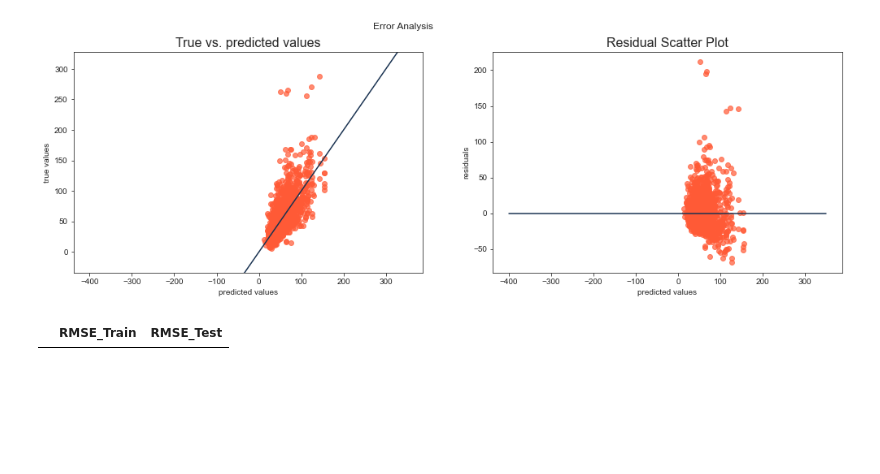
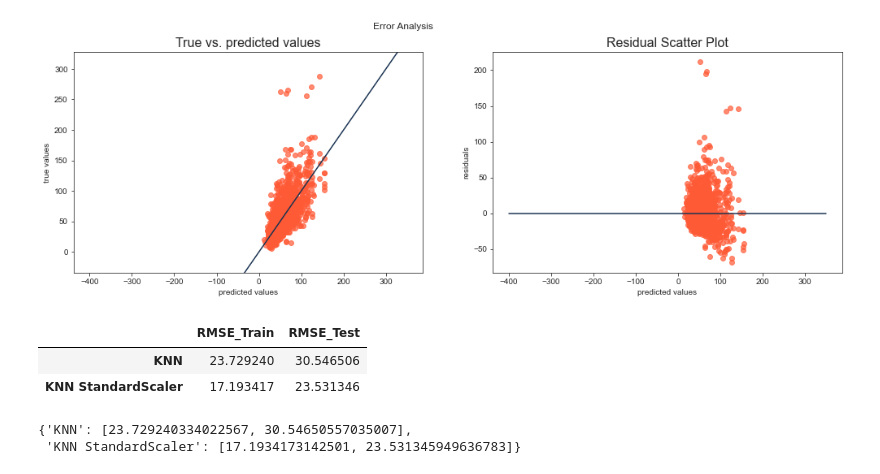
Before and after one commit to sm4rtm4art/airquality, a Jupyter notebook: KNRegressor.ipynb, the cells around one changed output. Cells and saved outputs as stored; diff of their text form; code cells hidden in the pictures; blank space fills up the shorter version.

```diff
--- a/KNRegressor.ipynb
+++ b/KNRegressor.ipynb
@@ -174,7 +174,14 @@ error_analysis(y_test, y_pred_test)
 # %% [output]
 [figure]
 # %%
-df = pd.DataFrame(test_results, columns= ['RMSE_Train', 'RMSE_Test'])
+df = pd.DataFrame(test_results, index= ['RMSE_Train', 'RMSE_Test']).T
 df
 # %% [output]
 |  | RMSE_Train | RMSE_Test |
+| KNN | 23.729240 | 30.546506 |
+| KNN StandardScaler | 17.193417 | 23.531346 |
+# %%
+pd.read
+# %% [output]
+{'KNN': [23.729240334022567, 30.54650557035007],
+ 'KNN StandardScaler': [17.1934173142501, 23.531345949636783]}
```
Also changed, not shown: 1 other file.
